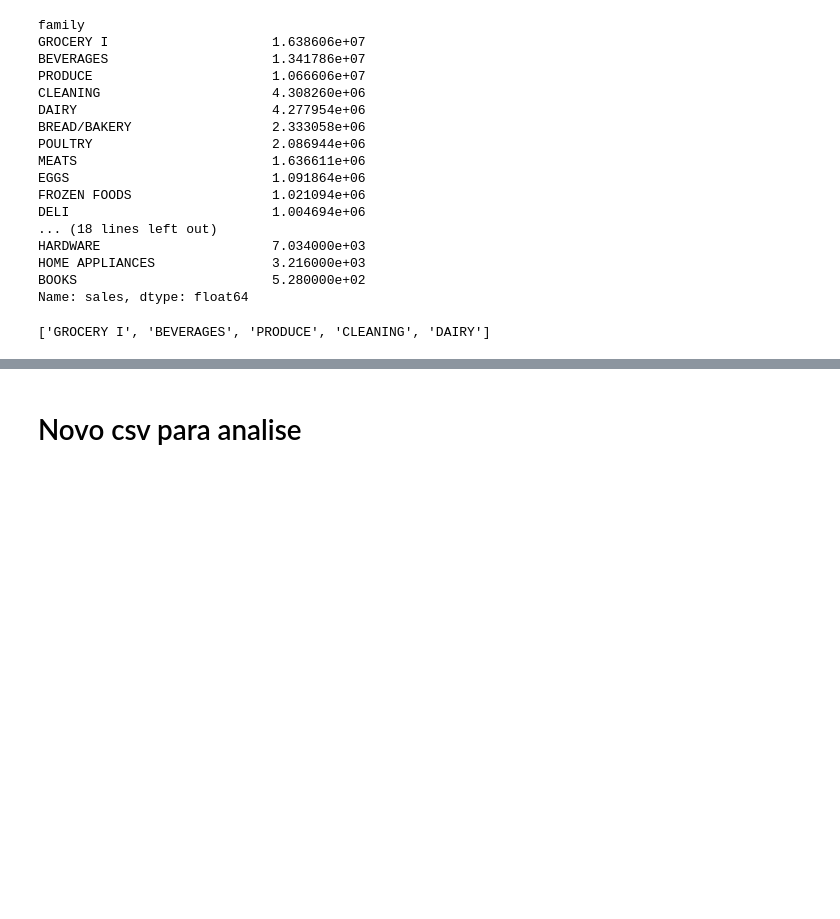
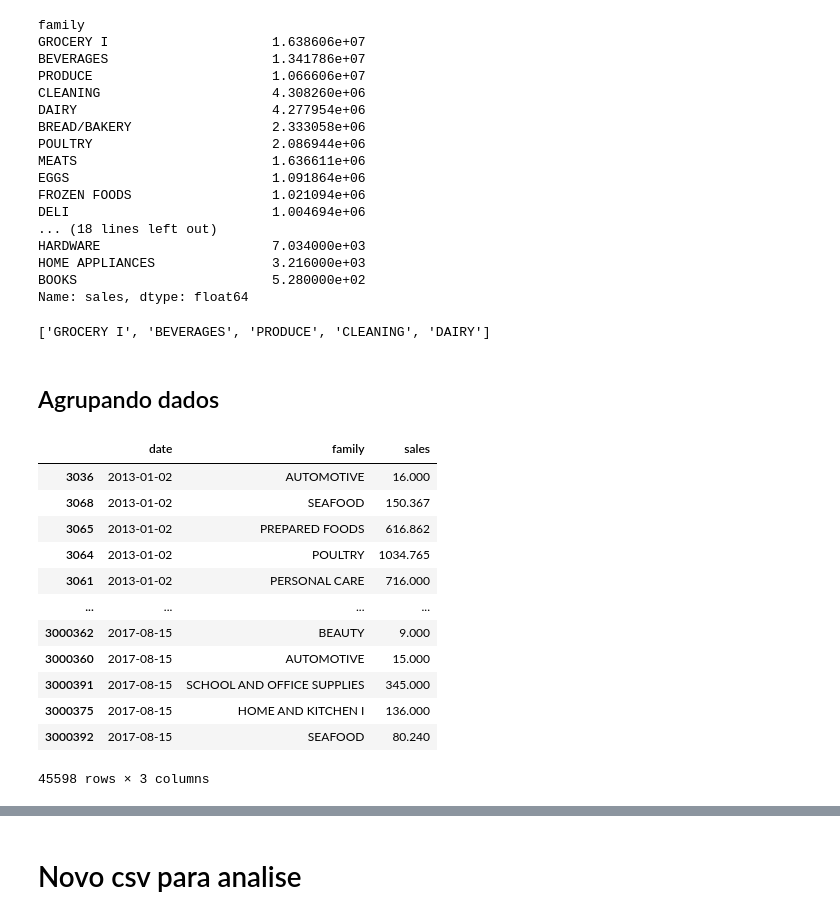
Before and after one commit to kamilyassis/previsao_vendas, a Jupyter notebook: cleaning_data.ipynb, the cells around one changed output, grey strips where cells are left out. Saved outputs shown, nothing was run; the diff lists cells and outputs as text; code cells hidden in the pictures; blank space fills up the shorter version.

```diff
--- a/cleaning_data.ipynb
+++ b/cleaning_data.ipynb
@@ -157,3 +157,25 @@ produtos_mv = [catg_mv.index[i] for i in range(0, 5)]
 produtos_mv
 # %% [output]
 ['GROCERY I', 'BEVERAGES', 'PRODUCE', 'CLEANING', 'DAIRY']
+# %% [markdown]
+## Agrupando dados
+# %%
+colunas_remover = ['id', 'store_nbr', 'onpromotion']
+
+df = df.drop(colunas_remover, axis=1)
+
+df
+# %% [output]
+|  | date | family | sales |
+| 3036 | 2013-01-02 | AUTOMOTIVE | 16.000 |
+| 3068 | 2013-01-02 | SEAFOOD | 150.367 |
+| 3065 | 2013-01-02 | PREPARED FOODS | 616.862 |
+| 3064 | 2013-01-02 | POULTRY | 1034.765 |
+| 3061 | 2013-01-02 | PERSONAL CARE | 716.000 |
+| ... | ... | ... | ... |
+| 3000362 | 2017-08-15 | BEAUTY | 9.000 |
+| 3000360 | 2017-08-15 | AUTOMOTIVE | 15.000 |
+| 3000391 | 2017-08-15 | SCHOOL AND OFFICE SUPPLIES | 345.000 |
+| 3000375 | 2017-08-15 | HOME AND KITCHEN I | 136.000 |
+| 3000392 | 2017-08-15 | SEAFOOD | 80.240 |
+45598 rows × 3 columns
```
Also changed, not shown: parts of 6 cells of this notebook, 2 other files.
